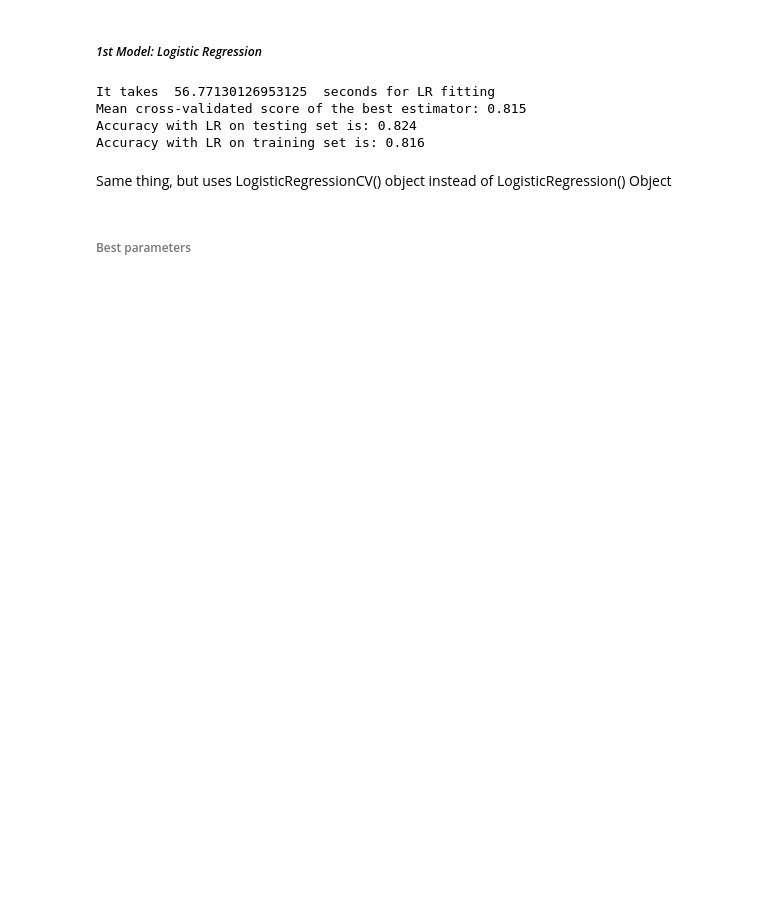
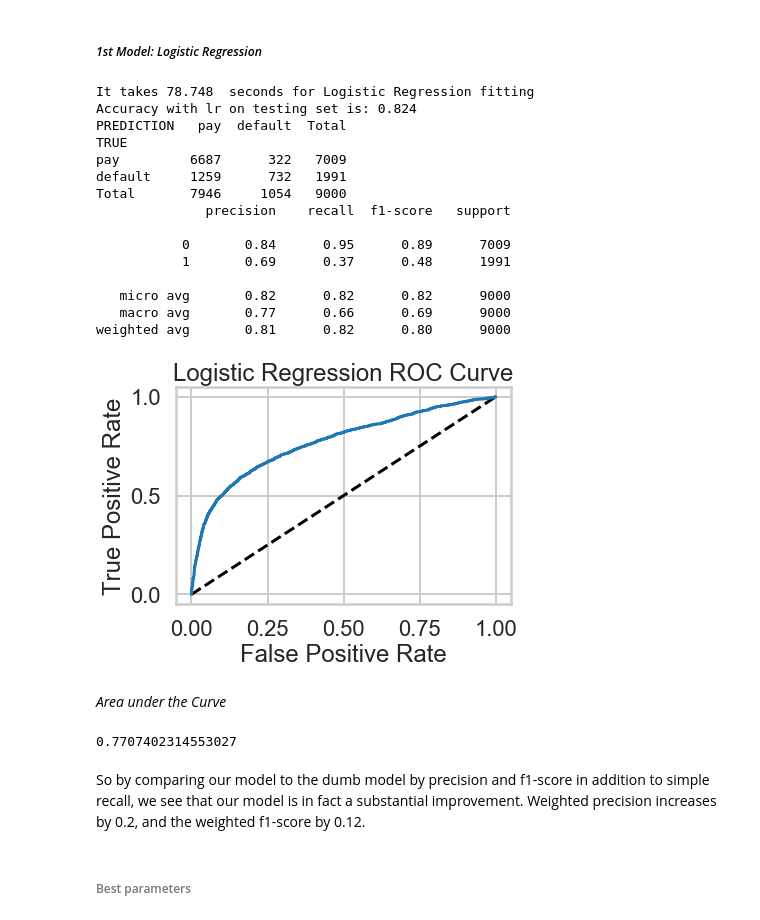
Before and after one commit to gblinick/Predicting-Credit-Card-Default-in-sci-kit-learn, a Jupyter notebook: In-depth analysis/In-depth Analysis.ipynb, the cells around one changed output. Saved outputs shown, nothing was run; the diff lists cells and outputs as text; code cells hidden in the pictures; blank space fills up the shorter version.

Commit message:
Cleaned up code, Added model comparisons, added analysis focusing on precision-recall tradeoff

```diff
--- a/In-depth analysis/In-depth Analysis.ipynb
+++ b/In-depth analysis/In-depth Analysis.ipynb
@@ -157,3 +150,0 @@ Let's examine the PAY_X columns now:
-# %%
-df = data[['PAY_6', 'PAY_5', 'BILL_AMT6', 'PAY_AMT6']]
-df.columns = ['Repayment status in April', 'Repayment status in May', 'Amount of bill statement in April', 'Amount of previous payment in April']
@@ -248,0 +231,3 @@ X_train, X_test, y_train, y_test = train_test_split(X, y, test_size=0.3, random_
+# %%
+metrics = pd.DataFrame(index=['accuracy', 'precision', 'recall', 'AUC', 'Time to Train'],
+                       columns=['Dummy Model', 'LR', 'KNN', 'SVM', 'DT', 'RF'])
@@ -256,46 +329,71 @@ X_train, X_test, y_train, y_test = train_test_split(X, y, test_size=0.3, random_
 from sklearn.linear_model import LogisticRegression
 
 lr = Pipeline(steps=[('preprocessor', preprocessor),
-                     ('classifier', LogisticRegression(solver='liblinear'))])
+                     ('classifier', LogisticRegression(solver='liblinear', random_state=21))])
 
 #### Step 4: Specify the Hyperparameter Space
 
 param_grid_lr = {
 
     'classifier__C': np.logspace(-5, 8, 15),
     'classifier__penalty': ['l1', 'l2']
 }
 
 #### Step 5: Instantiate the CV Object
 
 lr_cv = GridSearchCV(lr, param_grid_lr, cv=5, iid=False)
 
 #### Step 6: Fit on Training
 
 t0 = time.time()
 lr_cv.fit(X_train, y_train)
-print("It takes ", time.time() - t0, " seconds for LR fitting")
+ttt = time.time() - t0 # ttt stands for "time to train"
+print("It takes %.3f" % ttt, " seconds for Logistic Regression fitting")
+metrics.loc['Time to Train', 'LR'] = ttt
 
 #### Step 7: Predict on Test
 
-y_pred_lr = lr_cv.predict(X_test)
+y_pred = lr_cv.predict(X_test)
 
 #### Step 8: Scoring
 
 ##### Accuracy
 
-print("Mean cross-validated score of the best estimator: %.3f" % lr_cv.best_score_)
+print("Accuracy with lr on testing set is: %.3f" % lr_cv.score(X_test, y_test))
 # Latest accuracy is 0.82
 
-print("Accuracy with LR on testing set is: %.3f" % lr_cv.score(X_test, y_test))
-# Latest accuracy is 0.82
+metrics.loc['accuracy', 'LR'] = accuracy_score(y_pred=y_pred, y_true=y_test)
+metrics.loc['precision', 'LR'] = precision_score(y_pred=y_pred, y_true=y_test)
+metrics.loc['recall', 'LR'] = recall_score(y_pred=y_pred, y_true=y_test)
 
-print("Accuracy with LR on training set is: %.3f" % lr_cv.score(X_train, y_train))
-# Latest accuracy is 0.82
+y_pred_prob = lr_cv.predict_proba(X_test)[:,1]
+metrics.loc['AUC', 'LR'] = roc_auc_score(y_test, y_pred_prob)
+
+print(Conf_Matrix(confusion_matrix(y_test, y_pred)))
+print(classification_report(y_test, y_pred))
+
+# ROC Curve
+fpr, tpr, thresholds  = roc_curve(y_test, y_pred_prob)
+plt.plot([0,1], [0,1], 'k--')
+plt.plot(fpr, tpr, label='Logistic Regression')
+plt.xlabel('False Positive Rate')
+plt.ylabel('True Positive Rate')
+plt.title('Logistic Regression ROC Curve')
+plt.show()
 # %% [output]
-It takes  56.77130126953125  seconds for LR fitting
-Mean cross-validated score of the best estimator: 0.815
-Accuracy with LR on testing set is: 0.824
-Accuracy with LR on training set is: 0.816
+It takes 78.748  seconds for Logistic Regression fitting
+Accuracy with lr on testing set is: 0.824
+PREDICTION   pay  default  Total
+TRUE
+pay         6687      322   7009
+default     1259      732   1991
+Total       7946     1054   9000
+              precision    recall  f1-score   support
+
+           0       0.84      0.95      0.89      7009
+           1       0.69      0.37      0.48      1991
+
+   micro avg       0.82      0.82      0.82      9000
+   macro avg       0.77      0.66      0.69      9000
+weighted avg       0.81      0.82      0.80      9000
+[figure, added]
-# %% [markdown]
-Same thing, but uses LogisticRegressionCV() object instead of LogisticRegression() Object
@@ -311,3 +400,11 @@ Same thing, but uses LogisticRegressionCV() object instead of LogisticRegression
+# %% [markdown]
+*Area under the Curve*
+# %%
+roc_auc_score(y_test, y_pred_prob)
+# %% [output]
+0.7707402314553027
+# %% [markdown]
+So by comparing our model to the dumb model by precision and f1-score in addition to simple recall, we see that our model is in fact a substantial improvement. Weighted precision increases by 0.2, and the weighted f1-score by 0.12.
 # %% [markdown]
 ###### Best parameters
 # %%
```
Also changed, not shown: parts of 78 cells of this notebook.
